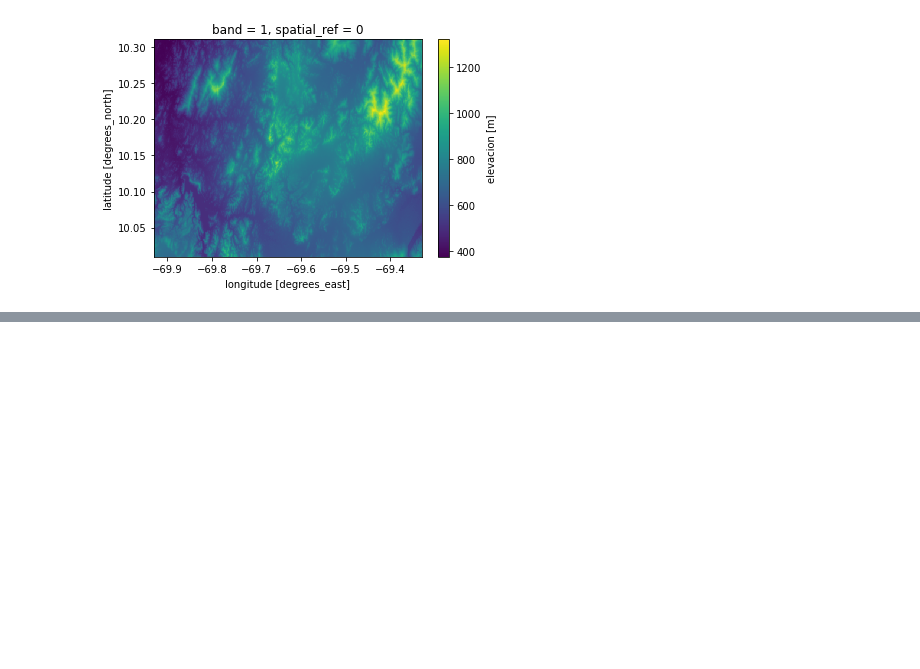
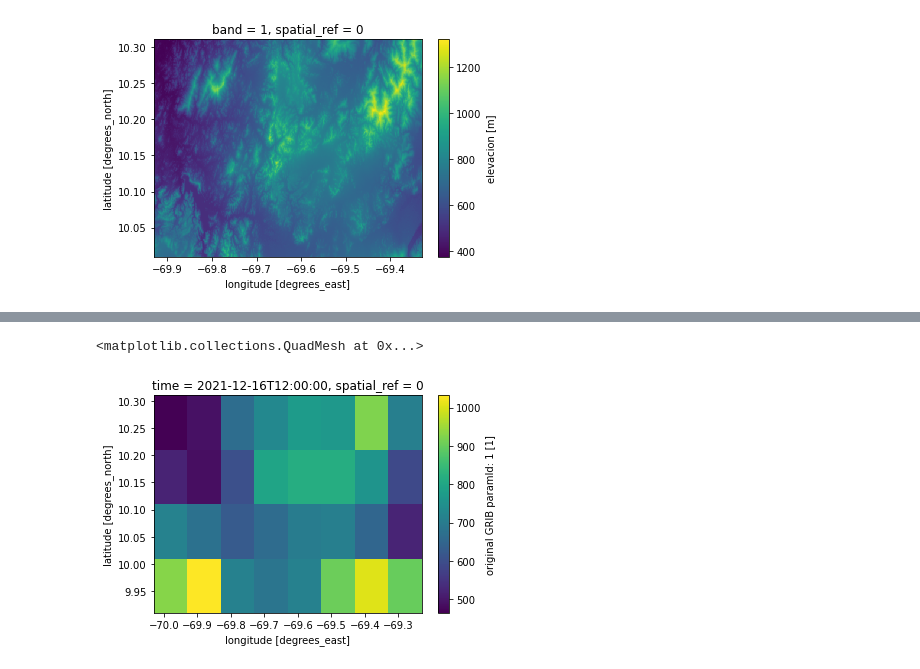
Before and after one commit to esglobe/geet-metview, a Jupyter notebook: 5_0_clip_elevacion.ipynb, the cells around one changed output, grey strips where cells are left out. Saved outputs shown, nothing was run; the diff lists cells and outputs as text; code cells hidden in the pictures; blank space fills up the shorter version.

```diff
--- a/5_0_clip_elevacion.ipynb
+++ b/5_0_clip_elevacion.ipynb
@@ -129,0 +170,7 @@ elevacion_rect.to_netcdf('./cerro_saroche/SRTMGL3/elevacion_rectangulo_clip.nc')
+# %%
+centroide_x = list(map(lambda x: [y.get('centroide')[0] for y in x] , list_grid))[0]
+centroide_y = list(map(lambda x: [y.get('centroide')[1] for y in x][0] , list_grid))
+
+media = list(map(lambda x: [y.get('mean') for y in x] , list_grid))
+mediana = list(map(lambda x: [y.get('median') for y in x] , list_grid))
+maximo = list(map(lambda x: [y.get('max') for y in x] , list_grid))
@@ -129,0 +287,14 @@ elevacion_rect.to_netcdf('./cerro_saroche/SRTMGL3/elevacion_rectangulo_clip.nc')
+# %%
+# elevacion del parque
+ds_rect = ds.rio.clip(parque_rectangulo.geometry.apply(mapping),
+                    all_touched=True,
+                    from_disk=True)\
+                    .squeeze()\
+                    .chunk("auto")
+
+#ds_rect.to_netcdf('./cerro_saroche/SRTMGL3/elevacion_regrilla.nc')
+# %%
+ds_rect.elevacion_media.plot()
+# %% [output]
+<matplotlib.collections.QuadMesh at 0x...>
+[figure, added]
```
Also changed, not shown: parts of 13 cells of this notebook, 1 other file.
